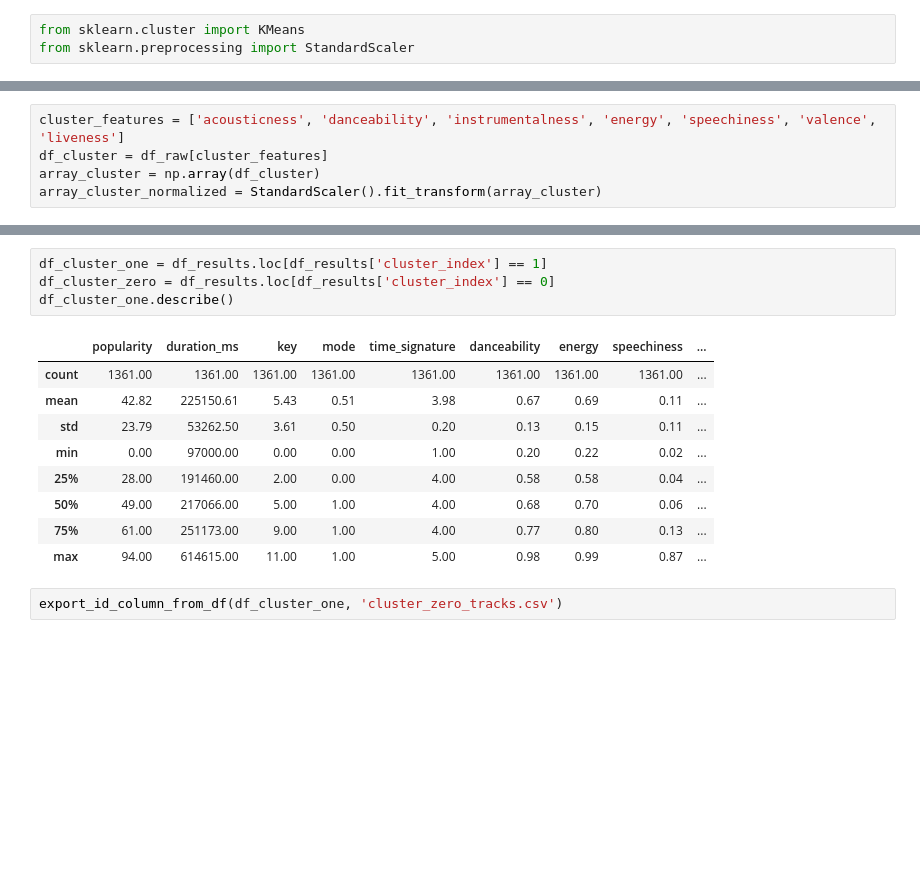
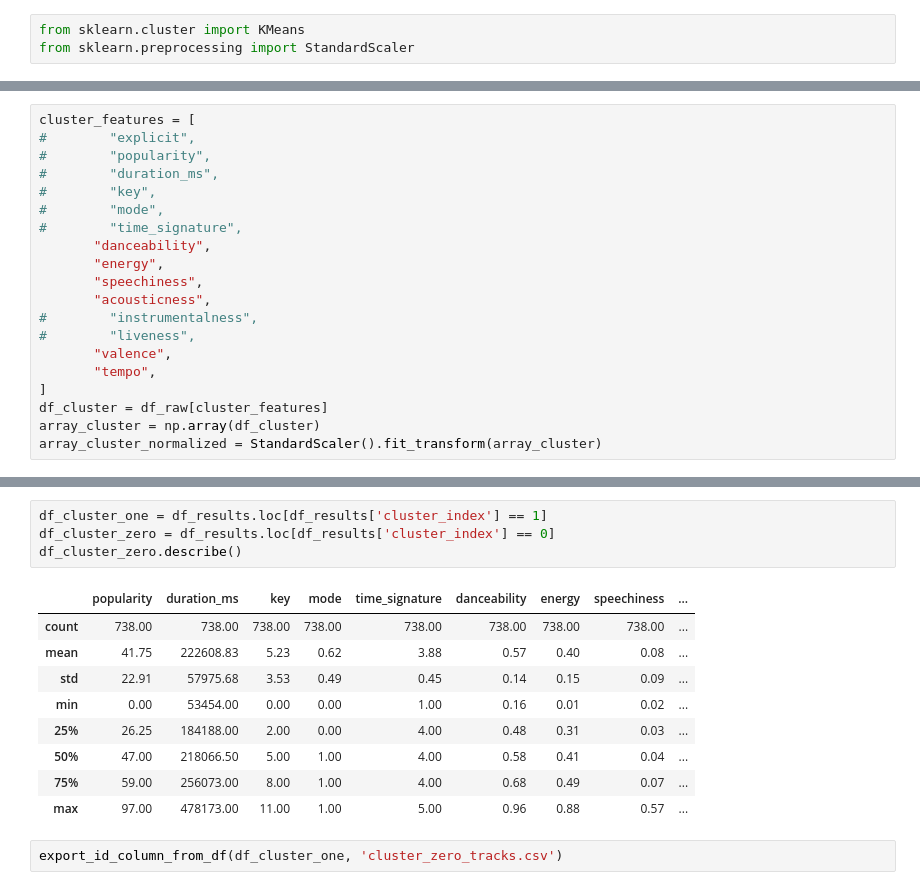
Before and after one commit to marcelodof/spotify-analysis, a Jupyter notebook: notebook/SpotifyExplorationNotebook.ipynb, the cells around one changed output, grey strips where cells are left out. Cells and saved outputs as stored; diff of their text form; blank space fills up the shorter version.

```diff
--- a/notebook/SpotifyExplorationNotebook.ipynb
+++ b/notebook/SpotifyExplorationNotebook.ipynb
@@ -156,7 +156,22 @@ df_raw.head()
 | 3 | 0r71bOApGbwrGrl2Tn0AWw | https://open.spotify.com/track/0r... | Ants | Tank and The Bangas | Green Balloon | True | 40 | 305493 | 5 | 0 | ... |
 | 4 | 1XEvp87jyYo3ynqHSMmEbc | https://open.spotify.com/track/1X... | Quick | Tank and The Bangas | Quick | False | 39 | 266649 | 1 | 0 | ... |
 # %%
-cluster_features = ['acousticness', 'danceability', 'instrumentalness', 'energy', 'speechiness', 'valence', 'liveness']
+cluster_features = [
+#        "explicit",
+#        "popularity",
+#        "duration_ms",
+#        "key",
+#        "mode",
+#        "time_signature",
+       "danceability",
+       "energy",
+       "speechiness",
+       "acousticness",
+#        "instrumentalness",
+#        "liveness",
+       "valence",
+       "tempo",
+]
 df_cluster = df_raw[cluster_features]
 array_cluster = np.array(df_cluster)
 array_cluster_normalized = StandardScaler().fit_transform(array_cluster)
@@ -180,17 +195,17 @@ df_results.head()
 # %%
 df_cluster_one = df_results.loc[df_results['cluster_index'] == 1]
 df_cluster_zero = df_results.loc[df_results['cluster_index'] == 0]
-df_cluster_one.describe()
+df_cluster_zero.describe()
 # %% [output]
 |  | popularity | duration_ms | key | mode | time_signature | danceability | energy | speechiness | ... |
-| count | 1361.00 | 1361.00 | 1361.00 | 1361.00 | 1361.00 | 1361.00 | 1361.00 | 1361.00 | ... |
-| mean | 42.82 | 225150.61 | 5.43 | 0.51 | 3.98 | 0.67 | 0.69 | 0.11 | ... |
-| std | 23.79 | 53262.50 | 3.61 | 0.50 | 0.20 | 0.13 | 0.15 | 0.11 | ... |
-| min | 0.00 | 97000.00 | 0.00 | 0.00 | 1.00 | 0.20 | 0.22 | 0.02 | ... |
-| 25% | 28.00 | 191460.00 | 2.00 | 0.00 | 4.00 | 0.58 | 0.58 | 0.04 | ... |
-| 50% | 49.00 | 217066.00 | 5.00 | 1.00 | 4.00 | 0.68 | 0.70 | 0.06 | ... |
-| 75% | 61.00 | 251173.00 | 9.00 | 1.00 | 4.00 | 0.77 | 0.80 | 0.13 | ... |
-| max | 94.00 | 614615.00 | 11.00 | 1.00 | 5.00 | 0.98 | 0.99 | 0.87 | ... |
+| count | 738.00 | 738.00 | 738.00 | 738.00 | 738.00 | 738.00 | 738.00 | 738.00 | ... |
+| mean | 41.75 | 222608.83 | 5.23 | 0.62 | 3.88 | 0.57 | 0.40 | 0.08 | ... |
+| std | 22.91 | 57975.68 | 3.53 | 0.49 | 0.45 | 0.14 | 0.15 | 0.09 | ... |
+| min | 0.00 | 53454.00 | 0.00 | 0.00 | 1.00 | 0.16 | 0.01 | 0.02 | ... |
+| 25% | 26.25 | 184188.00 | 2.00 | 0.00 | 4.00 | 0.48 | 0.31 | 0.03 | ... |
+| 50% | 47.00 | 218066.50 | 5.00 | 1.00 | 4.00 | 0.58 | 0.41 | 0.04 | ... |
+| 75% | 59.00 | 256073.00 | 8.00 | 1.00 | 4.00 | 0.68 | 0.49 | 0.07 | ... |
+| max | 97.00 | 478173.00 | 11.00 | 1.00 | 5.00 | 0.96 | 0.88 | 0.57 | ... |
 # %%
 export_id_column_from_df(df_cluster_one, 'cluster_zero_tracks.csv')
 # %% [markdown]
```
Also changed, not shown: parts of 3 cells of this notebook.
